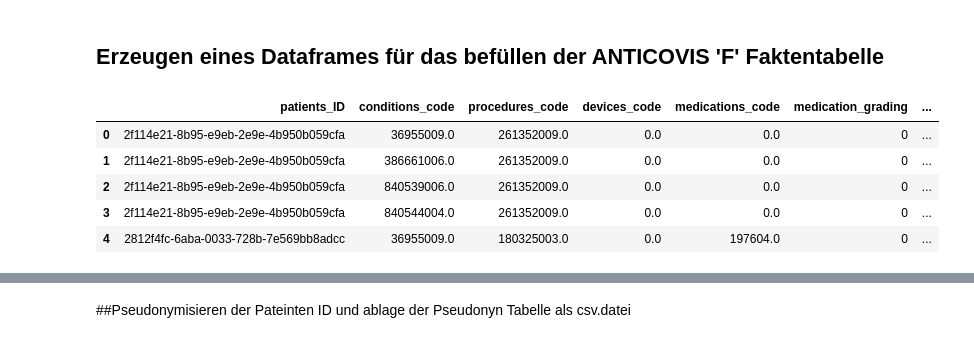
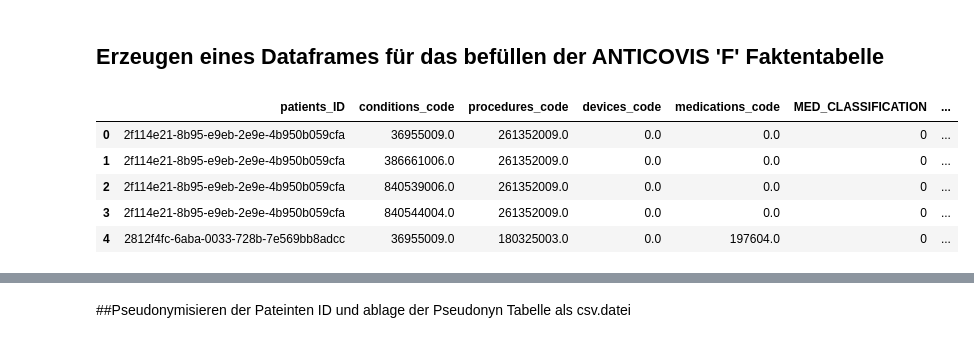
Before and after one commit to Fuenfgeld/DMA2023TeamB, a Jupyter notebook: ETL_and_Implementing_DWH.ipynb, the cells around one changed output, grey strips where cells are left out. Saved outputs shown, nothing was run; the diff lists cells and outputs as text; code cells hidden in the pictures.

```diff
--- a/ETL_and_Implementing_DWH.ipynb
+++ b/ETL_and_Implementing_DWH.ipynb
@@ -328,9 +325,9 @@ DF_of_Facts_Table.columns =['patients_ID', 'conditions_code','procedures_code',
 DF_of_Facts_Table.drop_duplicates()
 conn.close()
 
-# creating new table columns for medication_grading and course_of_desease grading
-DF_of_Facts_Table ['medication_grading'] = '0'
-DF_of_Facts_Table ['course_of_Desease'] = '0'
+# creating new table columns for MED_CLASSIFICATION and course_of_desease grading
+DF_of_Facts_Table ['MED_CLASSIFICATION'] = '0'
+DF_of_Facts_Table ['COV_GRADING'] = '0'
 # Replacing NaN
 DF_of_Facts_Table = DF_of_Facts_Table.fillna(0)
 
@@ -370,36 +367,36 @@ grades_mapping = {
 67782005:	5,
 65710008:	5,
 84114007:	5,
 770349000: 5,
 76571007:	5,
 36965003:	5,
 449071006: 5,
 26763009:	5,
 180325003: 5,
 302497006: 5,
 
 }
 
 # Loop through all rows
 for i, row in DF_of_Facts_Table.iterrows():
     max_grade = []
     # Check if any of the codes in the 'conditions_code' column is present in the grades_mapping
     if row['conditions_code'] in grades_mapping:
         max_grade.append(grades_mapping[row['conditions_code']])
     # Check if any of the codes in the 'procedures_code' column is present in the grades_mapping
     if row['procedures_code'] in grades_mapping:
         max_grade.append(grades_mapping[row['procedures_code']])
     # Check if any of the codes in the 'devices_code' column is present in the grades_mapping
     if row['devices_code'] in grades_mapping:
         max_grade.append(grades_mapping[row['devices_code']])
     if len(max_grade) != 0:
-        DF_of_Facts_Table.at[i, 'course_of_Desease'] = max(max_grade)
+        DF_of_Facts_Table.at[i, 'COV_GRADING'] = max(max_grade)
     else:
-        DF_of_Facts_Table.at[i, 'course_of_Desease'] = 0
+        DF_of_Facts_Table.at[i, 'COV_GRADING'] = 0
 
 DF_of_Facts_Table.head(5)
 # %% [output]
-|  | patients_ID | conditions_code | procedures_code | devices_code | medications_code | medication_grading | ... |
+|  | patients_ID | conditions_code | procedures_code | devices_code | medications_code | MED_CLASSIFICATION | ... |
 | 0 | 2f114e21-8b95-e9eb-2e9e-4b950b059cfa | 36955009.0 | 261352009.0 | 0.0 | 0.0 | 0 | ... |
 | 1 | 2f114e21-8b95-e9eb-2e9e-4b950b059cfa | 386661006.0 | 261352009.0 | 0.0 | 0.0 | 0 | ... |
 | 2 | 2f114e21-8b95-e9eb-2e9e-4b950b059cfa | 840539006.0 | 261352009.0 | 0.0 | 0.0 | 0 | ... |
```
Also changed, not shown: parts of 12 cells of this notebook.
